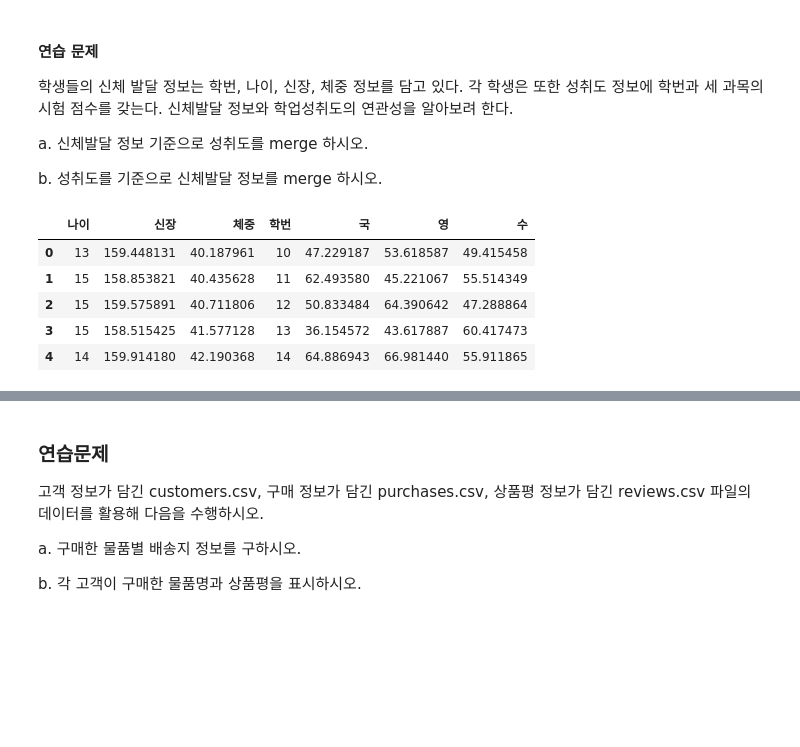
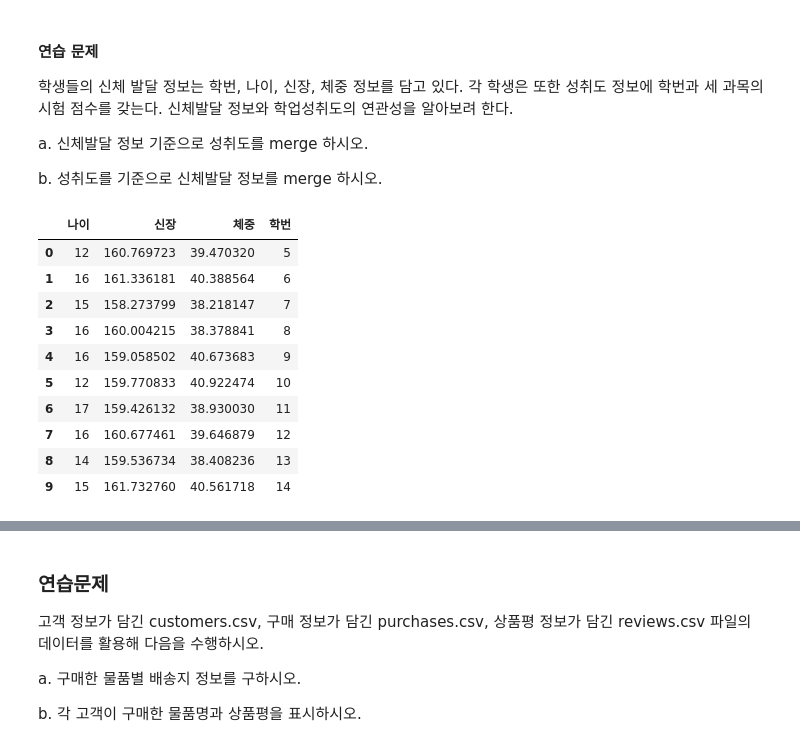
Before and after one commit to lseongjoo/bigpy, a Jupyter notebook: DataPrepare.ipynb, the cells around one changed output, grey strips where cells are left out. Cells and saved outputs as stored; diff of their text form; code cells hidden in the pictures; blank space fills up the shorter version.

```diff
--- a/DataPrepare.ipynb
+++ b/DataPrepare.ipynb
@@ -1,17 +1,10 @@
 # %% [markdown]
 ## 데이터 준비: 다듬기, 변형, 병합, 변형
 # %%
-from __future__ import division
 from numpy.random import randn
 import numpy as np
-import os
-import matplotlib.pyplot as plt
-np.random.seed(12345)
-plt.rc('figure', figsize=(10, 6))
 from pandas import Series, DataFrame
 import pandas
 import pandas as pd
-np.set_printoptions(precision=4, threshold=500)
-pd.options.display.max_rows = 100
 # %%
 %matplotlib inline
@@ -218,25 +273,24 @@ b. 성취도를 기준으로 신체발달 정보를 merge 하시오.
 # %%
 import numpy as np
 
 # 신체발달 모의 데이터 생성
 ages = np.random.randint(12,18, size=10)
 heights = np.random.normal(160, size=10)
 weights = np.random.normal(40, size=10)
 
 physical_data = {u'신장': heights, u'체중': weights, u'나이':ages,
                 u'학번': range(5,15)}
 physical_frame = DataFrame(physical_data)
-
-# 성취도 모의 데이터 생성
-tests_frame = DataFrame(np.random.normal(50, 10, size=(10,3)),
-                       columns=[u'국', u'영', u'수'])
-tests_frame[u'학번'] = range(10,20)
-# tests_frame
-pd.merge(physical_frame, tests_frame)
+physical_frame
 # %% [output]
-|  | 나이 | 신장 | 체중 | 학번 | 국 | 영 | 수 |
-| 0 | 13 | 159.448131 | 40.187961 | 10 | 47.229187 | 53.618587 | 49.415458 |
-| 1 | 15 | 158.853821 | 40.435628 | 11 | 62.493580 | 45.221067 | 55.514349 |
-| 2 | 15 | 159.575891 | 40.711806 | 12 | 50.833484 | 64.390642 | 47.288864 |
-| 3 | 15 | 158.515425 | 41.577128 | 13 | 36.154572 | 43.617887 | 60.417473 |
-| 4 | 14 | 159.914180 | 42.190368 | 14 | 64.886943 | 66.981440 | 55.911865 |
+|  | 나이 | 신장 | 체중 | 학번 |
+| 0 | 12 | 160.769723 | 39.470320 | 5 |
+| 1 | 16 | 161.336181 | 40.388564 | 6 |
+| 2 | 15 | 158.273799 | 38.218147 | 7 |
+| 3 | 16 | 160.004215 | 38.378841 | 8 |
+| 4 | 16 | 159.058502 | 40.673683 | 9 |
+| 5 | 12 | 159.770833 | 40.922474 | 10 |
+| 6 | 17 | 159.426132 | 38.930030 | 11 |
+| 7 | 16 | 160.677461 | 39.646879 | 12 |
+| 8 | 14 | 159.536734 | 38.408236 | 13 |
+| 9 | 15 | 161.732760 | 40.561718 | 14 |
```
Also changed, not shown: parts of 26 cells of this notebook, 3 other files.
